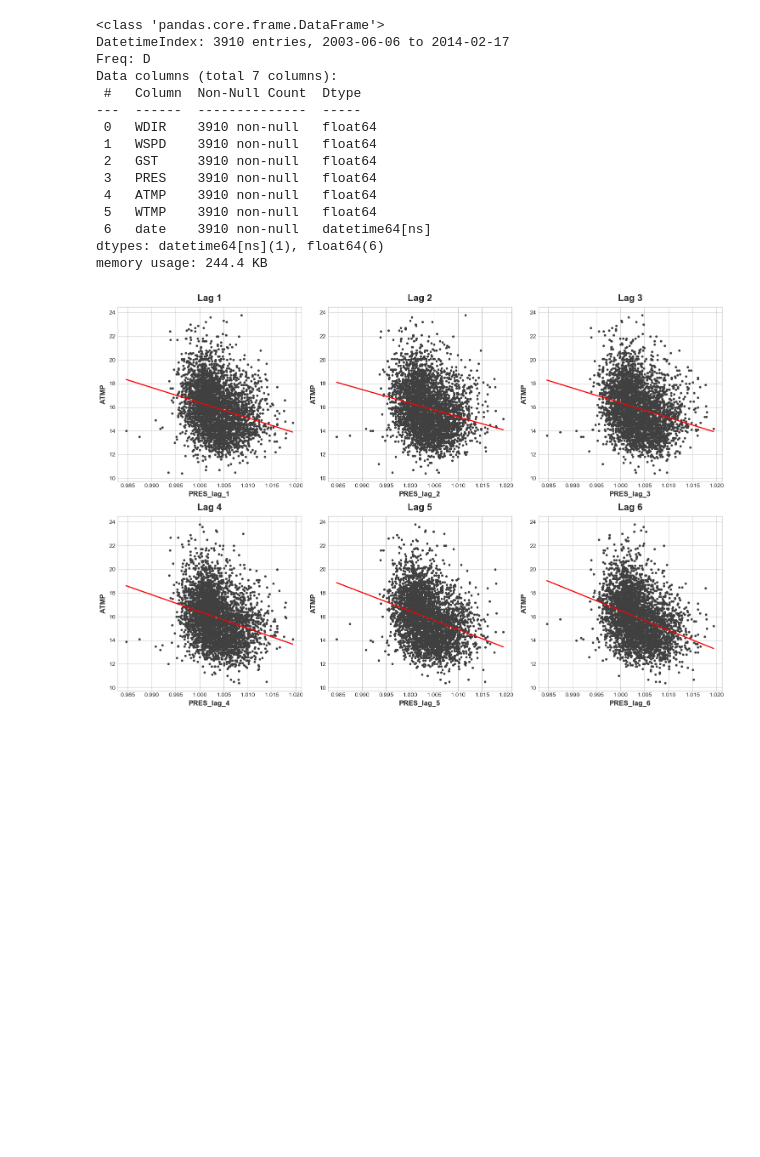
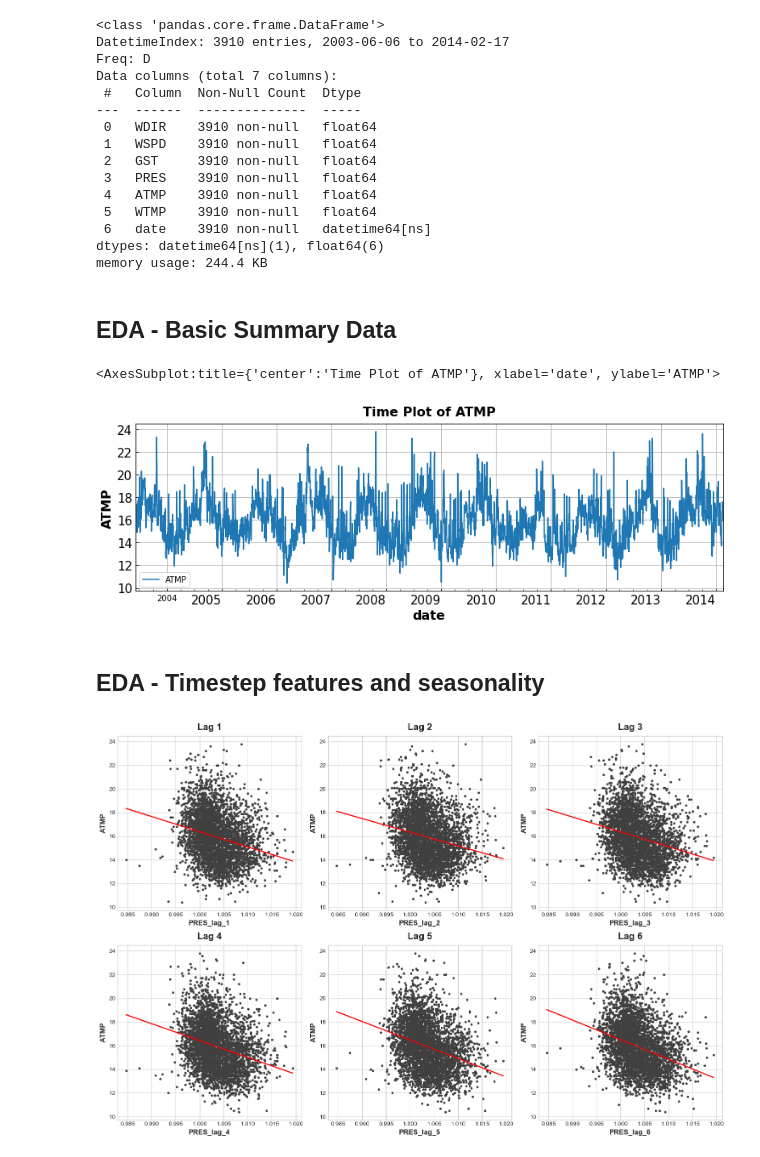
Before and after one commit to dakotarawlings/weather_timeseries_analysis, a Jupyter notebook: data_EDA.ipynb, the cells around one changed output. Saved outputs shown, nothing was run; the diff lists cells and outputs as text; code cells hidden in the pictures; blank space fills up the shorter version.

Commit message:
commenting and basic EDA additions

```diff
--- a/data_EDA.ipynb
+++ b/data_EDA.ipynb
@@ -53,7 +59,7 @@ print(cursor.fetchall())
 [('NDBC_historical_raw_data',), ('NDBC_historical_raw_data_St#{STATIONNUMBER}',), ('NDBC_historical_raw_data_St{STATIONNUMBER}',), ('NDBC_historical_raw_data_St46054',), ('NDBC_historical_data_for_tra ...
 # %%
 #Query cleaned data from DB
-conn = sqlite3.connect(r"C:\Users\dakot\Desktop\DataScience\projects\weather_prediction\NDBC_model_building_database.db")
+conn = sqlite3.connect(r"NDBC_model_building_database.db")
 df_cleaned = pd.read_sql_query("SELECT * FROM NDBC_historical_cleaned_data", conn, index_col=None)
 # %%
 #call our data formating function and initialize new df for our engineered data
@@ -119,6 +133,16 @@ memory usage: 244.4 KB
 # %%
 #add a timestep feature to the dataframe
 df_engineered['timestep']=np.arange(len(df_engineered.index))
+# %% [markdown]
+## EDA - Basic Summary Data
+# %%
+#Plot the ATMP data
+plotting_functions.timeseries_plot(df_engineered,'date', ydata='ATMP', ax=ax)
+# %% [output]
+<AxesSubplot:title={'center':'Time Plot of ATMP'}, xlabel='date', ylabel='ATMP'>
+[figure, added]
+# %% [markdown]
+## EDA - Timestep features and seasonality
 # %%
 #define function for making lag plots
 def lag_plots(num_lags, df_in, target_column, lag_column='', num_graph_rows=2):
```
Also changed, not shown: parts of 6 cells of this notebook, 1 other file.
